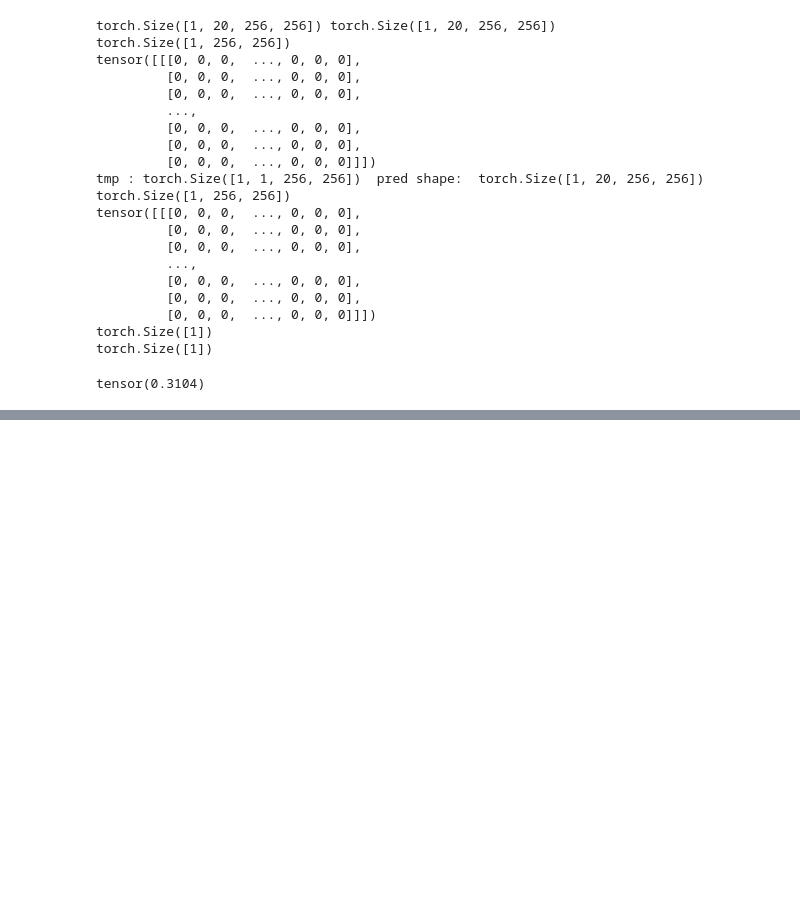
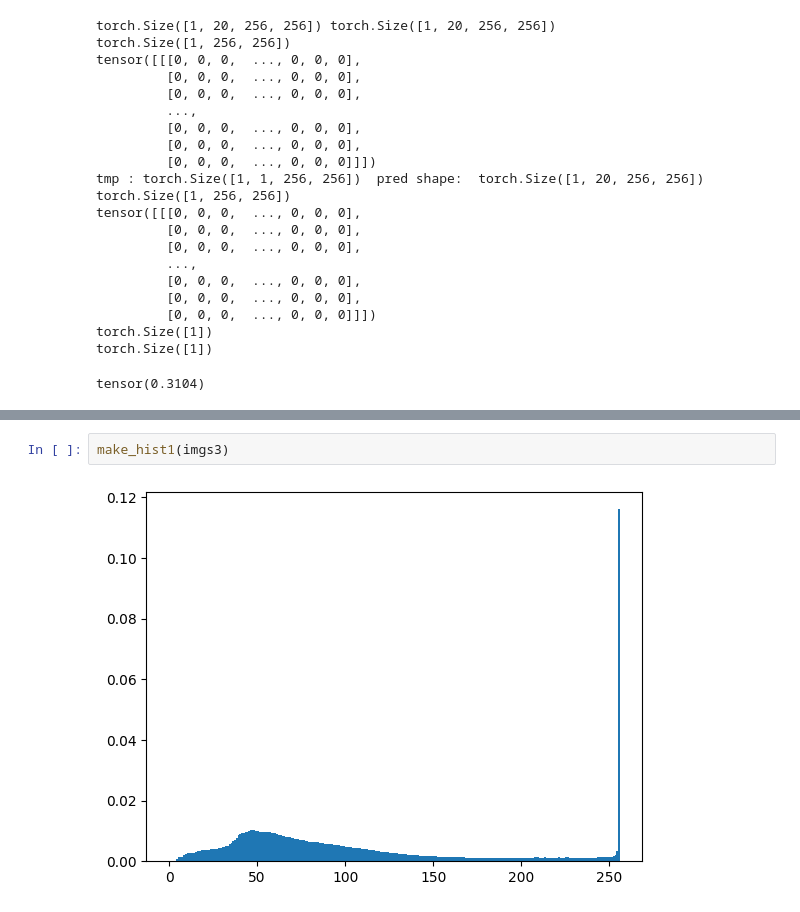
Before and after one commit to JayParanjape/blackfed, a Jupyter notebook: dcratchpad.ipynb, the cells around one changed output, grey strips where cells are left out. Cells and saved outputs as stored; diff of their text form; blank space fills up the shorter version.

```diff
--- a/dcratchpad.ipynb
+++ b/dcratchpad.ipynb
@@ -209,0 +255,4 @@ tensor(0.3104)
+# %%
+make_hist1(imgs3)
+# %% [output]
+[figure, added]
```
Also changed, not shown: parts of 16 cells of this notebook, 51 other files.
